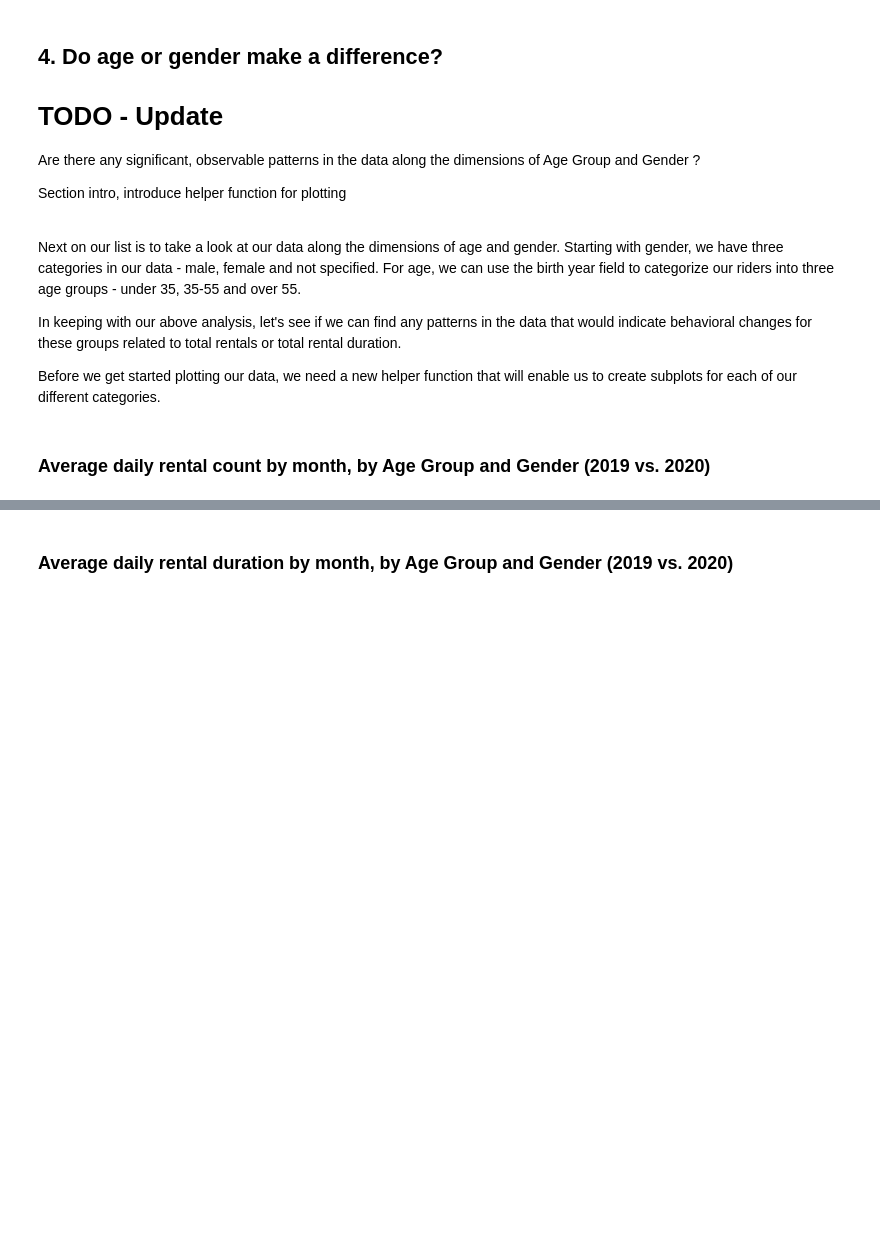
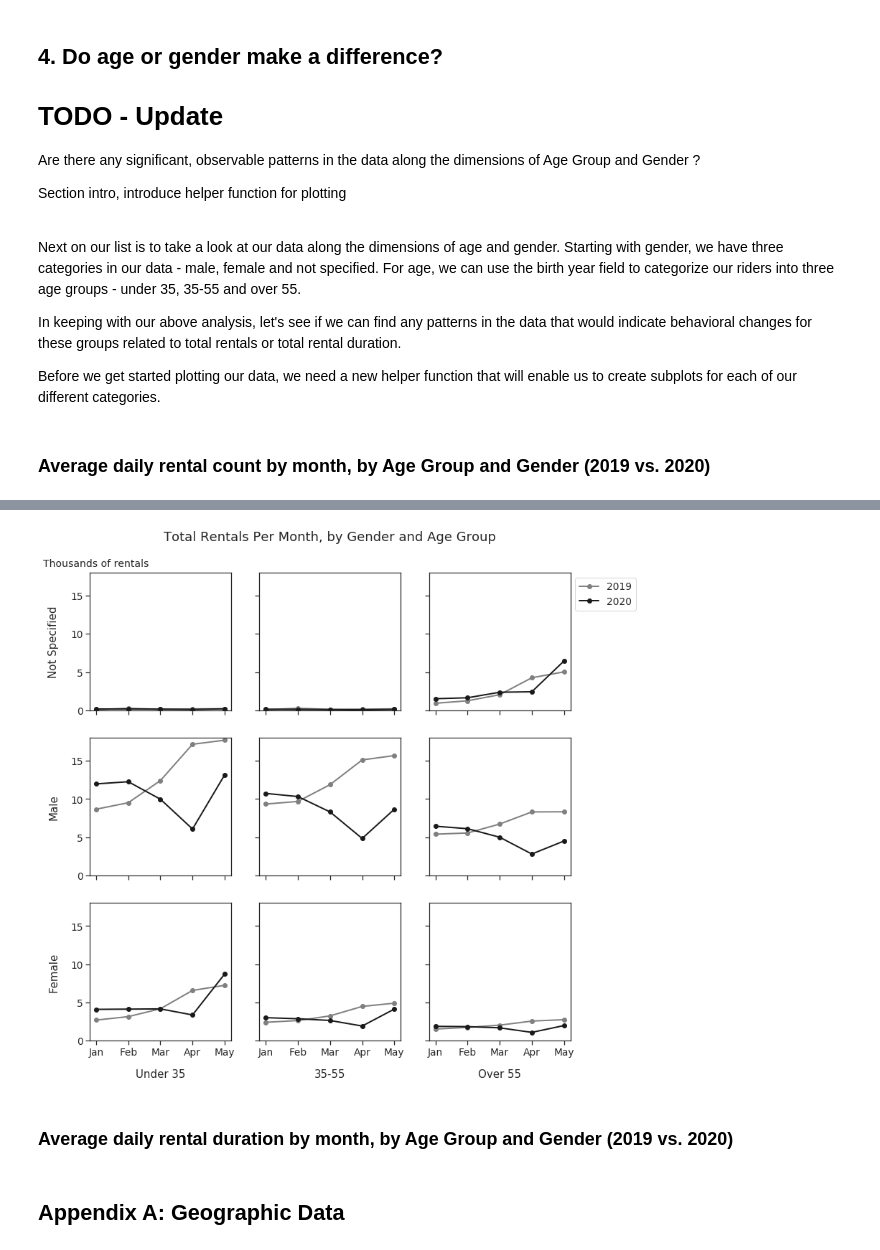
Before and after one commit to stevenrhart/bike-rentals, a Jupyter notebook: notebooks/Covid Impact on Bike Rentals in NYC.ipynb, the cells around one changed output, grey strips where cells are left out. Drawn from its saved outputs; the diff is of its cells as text; code cells hidden in the pictures; blank space fills up the shorter version.

Commit message:
Notebook cleanup, recovered lost work in creating multiple subplots

```diff
--- a/notebooks/Covid Impact on Bike Rentals in NYC.ipynb
+++ b/notebooks/Covid Impact on Bike Rentals in NYC.ipynb
@@ -669,3 +689,8 @@ df["age_cat"] = df['birth_year'].apply(assign_age_cat)
 df = df[df.age_cat != 3]
 # %% [markdown]
 ### Average daily rental count by month, by Age Group and Gender (2019 vs. 2020)
+# %%
+# Pivot df using helper function
+df_pivot = pivot_df(df, ['month', 'day', 'gender', 'age_cat'], ['year'], 'rental_count', .001, impute=True)
+df_pivot = df_pivot.pivot_table(index=['month', 'gender', 'age_cat'], values=[2019, 2020])
+df_pivot
@@ -672,5 +716,59 @@ df = df[df.age_cat != 3]
+# %%
+# Configure variables
+num_months = 5
+x_labels = ['Under 35', '35-55', 'Over 55']
+y_labels = ['Not Specified', 'Male', 'Female']
+num_plots = 3
+# y_min, y_max = -0.1, 4
+title = "Total Rentals Per Month, by Gender and Age Group"
+text = "Thousands of rentals"
+x_pos_suptitle = 0.5
+
+# Set x values
+x = [i+1 for i in range(num_months)]
+
+# Create figure and subplot grid
+fig, ax = plt.subplots(3, 3, sharex='col', sharey='row', figsize=(12,12))
+
+# Create subplots
+for i in range(num_plots):
+    for j in range(num_plots):
+        # Extract y values for 2019 and 2020 from pivot table
+        y1 = [df_pivot[df_pivot.index.isin([(n+1,i,j)])].iloc[0,0] for n in range(num_months)]
+        y2 = [df_pivot[df_pivot.index.isin([(n+1,i,j)])].iloc[0,1] for n in range(num_months)]
+
+        # Create elements to zip y values
+        y = [y1, y2]
+        labels = ['2019', '2020']
+        colors = ['gray', 'k']
+
+        # Plot the values
+        ax_loc = ax[i,j]
+        for y_arr, label, color in zip(y, labels, colors):
+            ax_loc.plot(x, y_arr, color=color, label=label, linewidth=2, marker='o')
+
+        # Set x and y tick locations and xticklabels
+        ax_loc.set_xticks(np.linspace(1, 5, 5))
+        ax_loc.set_ylim(0,18)
+        ax_loc.set_xticklabels(['Jan', 'Feb', 'Mar', 'Apr', 'May'])
+
+        # Set location specific plot elements
+        if i == 0 and j == 0: # set yaxis label on upper left plot
+            ax[0,0].text(0.05, 0.89, text, fontsize=14, transform=plt.gcf().transFigure)
+        if j == 0: # set y labels on left plots only
+            ax_loc.set_ylabel(y_labels[i], labelpad=16)
+        if i == (num_plots-1): # set xlabels on bottom plots only
+            ax_loc.set_xlabel(x_labels[j], labelpad=16)
+
+    # Add legend and show the plot
+    ax[0,1].set_title(title, y=1.2, x=x_pos_suptitle, fontsize=18)
+    ax[0,2].legend(title=None, loc='upper left', bbox_to_anchor=(1, 1));
+# %% [output]
+[figure, added]
 # %% [markdown]
 ### Average daily rental duration by month, by Age Group and Gender (2019 vs. 2020)
+# %% [markdown]
+## Appendix A: Geographic Data
 # %%
 # Dictionary of columns and optimal dtypes
 col_types = {'start station id' : 'int', 'end station id': 'int',
```
Also changed, not shown: parts of 6 cells of this notebook.
